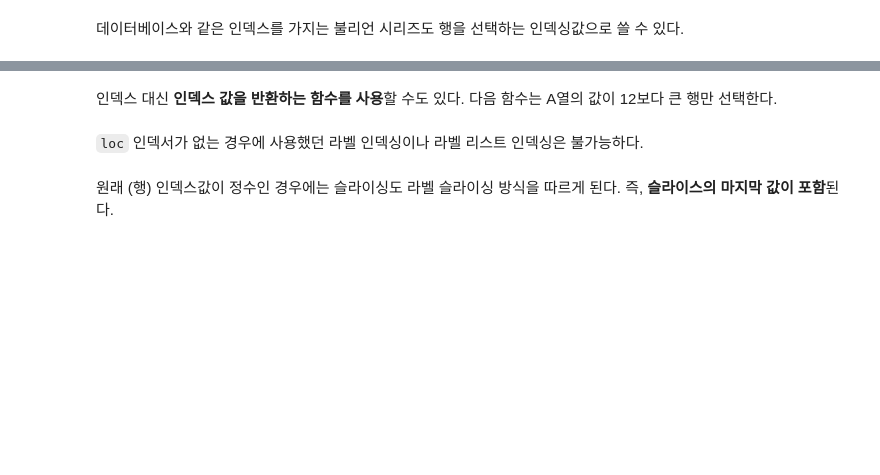
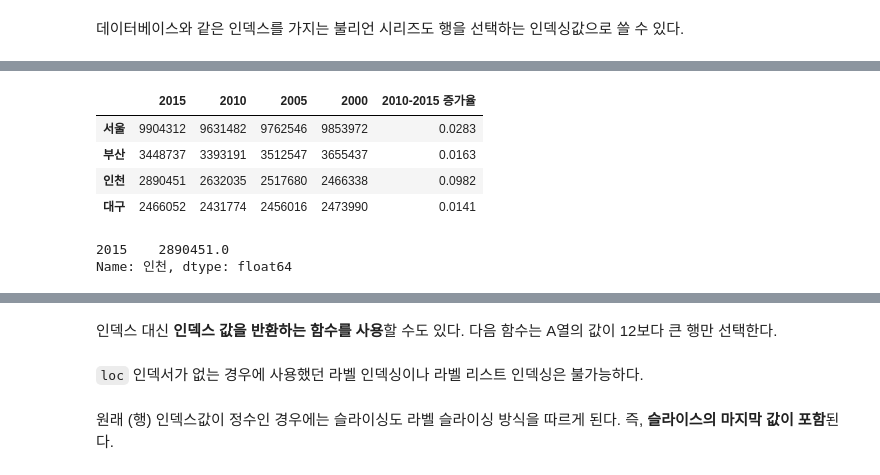
Before and after one commit to hyg12323/py251120, a Jupyter notebook: human/데이터분석/[Pandas] 04.03 데이터프레임 고급 인덱싱.ipynb, the cells around one changed output, grey strips where cells are left out. Saved outputs shown, nothing was run; the diff lists cells and outputs as text; code cells hidden in the pictures; blank space fills up the shorter version.

```diff
--- a/human/데이터분석/[Pandas] 04.03 데이터프레임 고급 인덱싱.ipynb
+++ b/human/데이터분석/[Pandas] 04.03 데이터프레임 고급 인덱싱.ipynb
@@ -100,3 +132,19 @@ df
+# %%
+df_temp = df.loc[:, '2015':]
+df_temp
+# %% [output]
+|  | 2015 | 2010 | 2005 | 2000 | 2010-2015 증가율 |
+| 서울 | 9904312 | 9631482 | 9762546 | 9853972 | 0.0283 |
+| 부산 | 3448737 | 3393191 | 3512547 | 3655437 | 0.0163 |
+| 인천 | 2890451 | 2632035 | 2517680 | 2466338 | 0.0982 |
+| 대구 | 2466052 | 2431774 | 2456016 | 2473990 | 0.0141 |
+# %%
+## 인천의 인구가 270만이 넘었던 연도의 데이터 추출하기
+
+df.loc['인천'].loc[lambda x: x >= 2700000]
+# %% [output]
+2015    2890451.0
+Name: 인천, dtype: float64
 # %%
 df.A
 # %%
```
Also changed, not shown: parts of 7 cells of this notebook, 17 other files.
